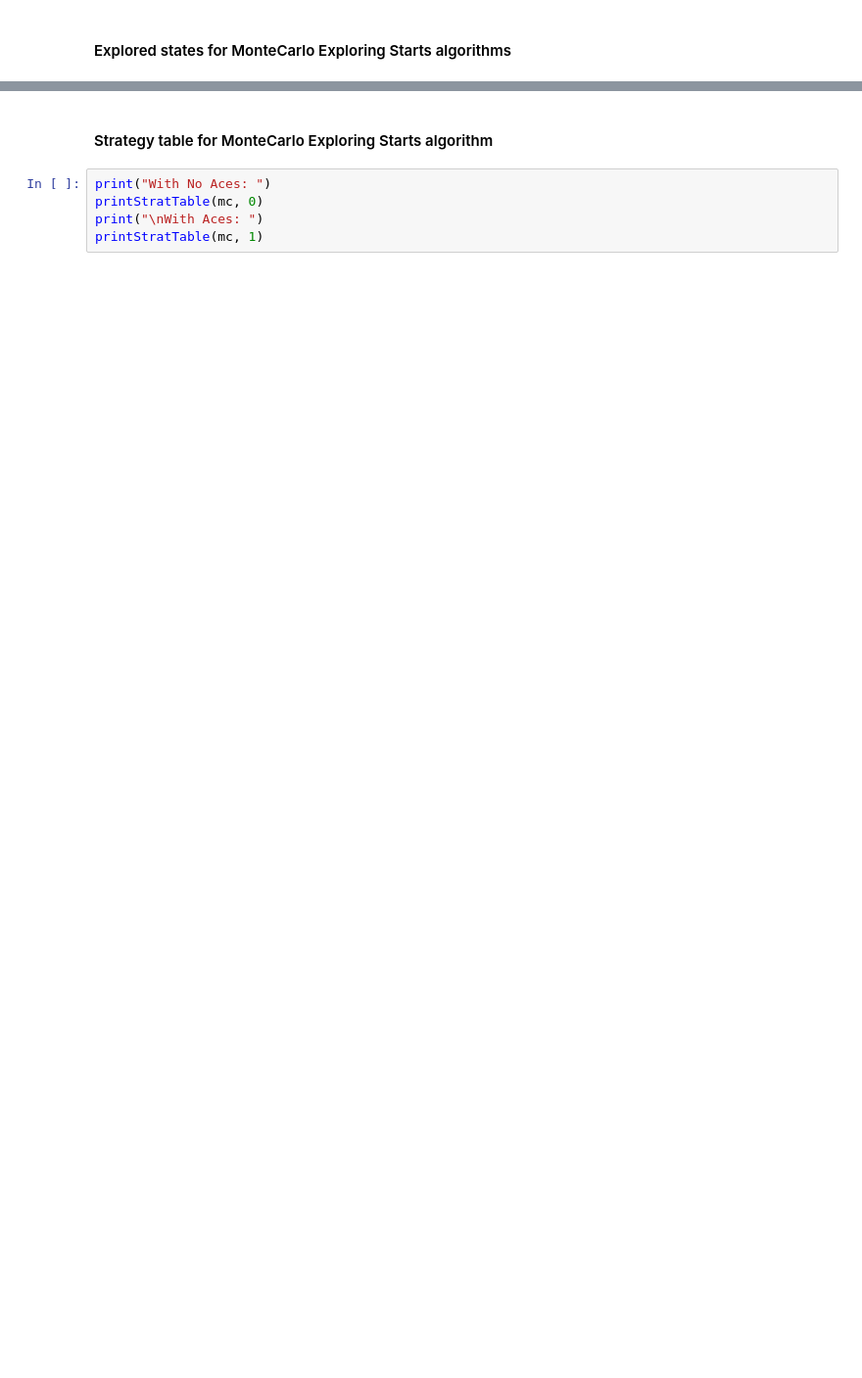
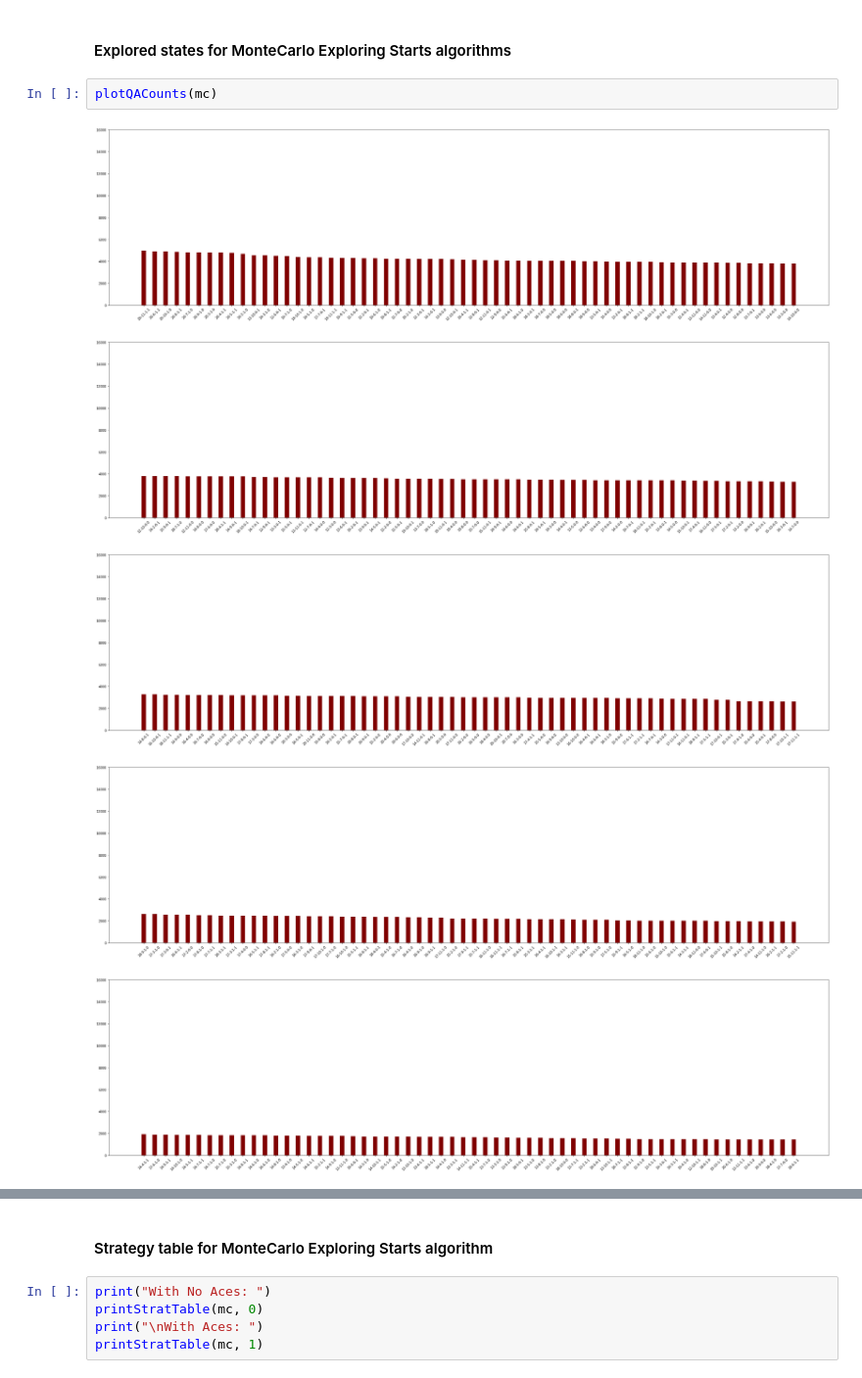
Before and after one commit to Voben/ARI2204-Reinforcement_Learning, a Jupyter notebook: main.ipynb, the cells around one changed output, grey strips where cells are left out. Shown at 98% size. Saved outputs shown, nothing was run; the diff lists cells and outputs as text; blank space fills up the shorter version.

```diff
--- a/main.ipynb
+++ b/main.ipynb
@@ -631,2 +692,10 @@ mc.explStart(numOfEps)
 # %% [markdown]
 #### Explored states for MonteCarlo Exploring Starts algorithms
+# %%
+plotQACounts(mc)
+# %% [output]
+[figure, added]
+[figure, added]
+[figure, added]
+[figure, added]
+[figure, added]
```
Also changed, not shown: parts of 33 cells of this notebook.
